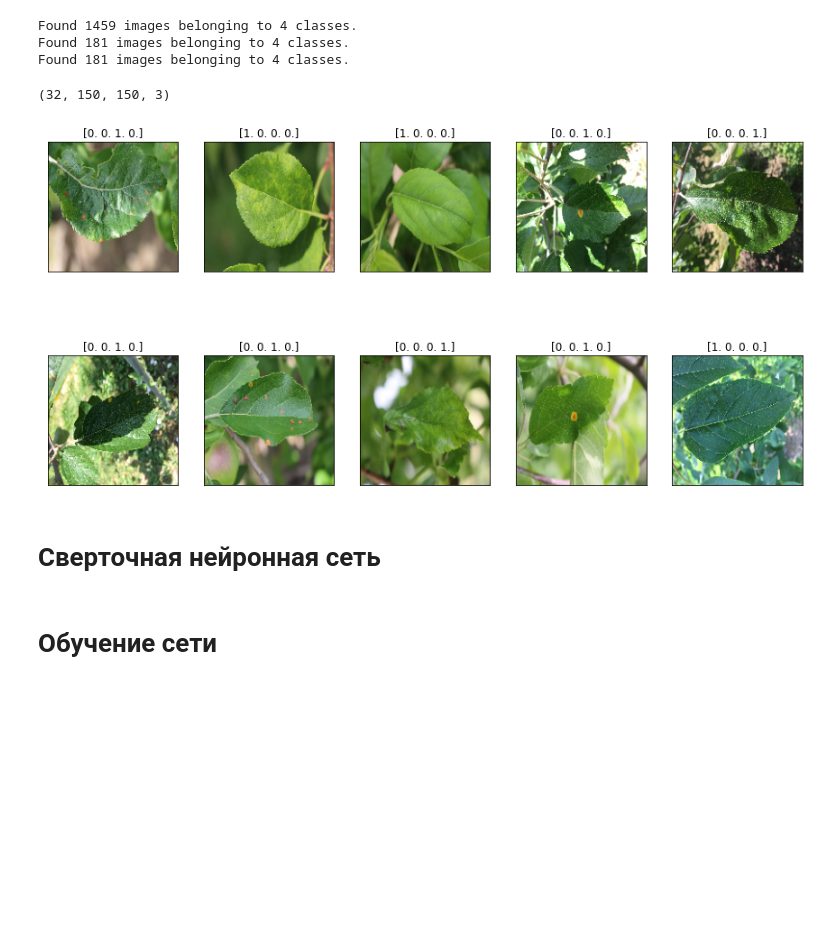
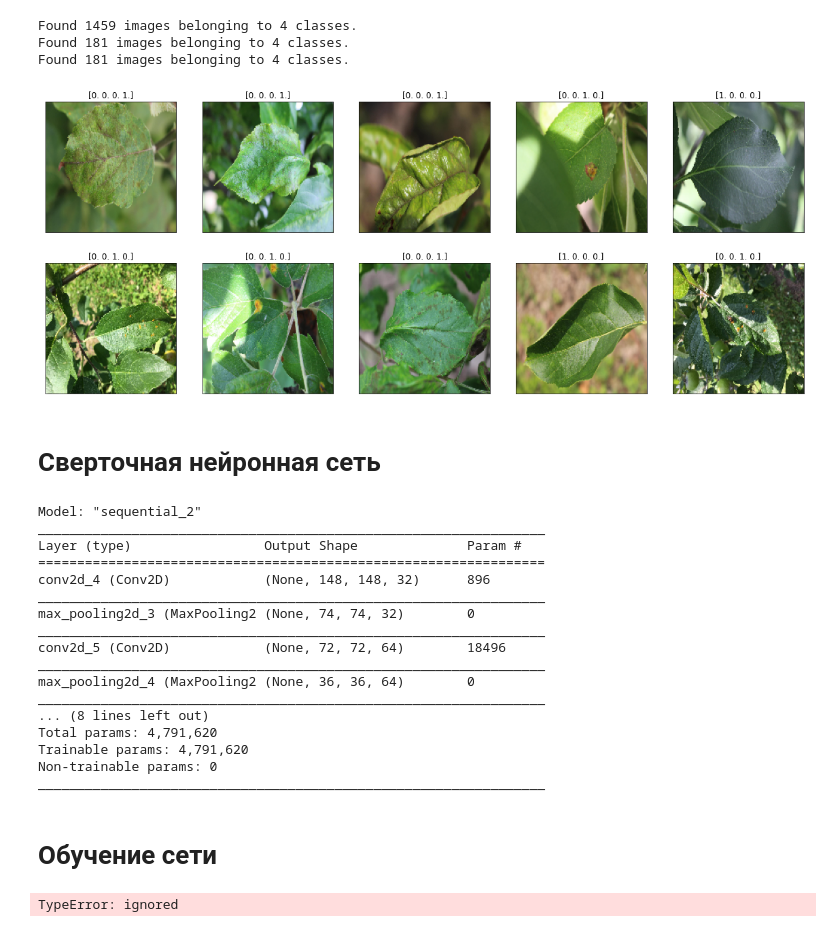
Before and after one commit to ArtemAvanesov/Roonyx-Labs, a Jupyter notebook: 5_colab.ipynb, the cells around one changed output. Drawn from its saved outputs; the diff is of its cells as text; code cells hidden in the pictures; blank space fills up the shorter version.

```diff
--- a/5_colab.ipynb
+++ b/5_colab.ipynb
@@ -169,15 +169,14 @@ Found 181 images belonging to 4 classes.
 # %%
 import matplotlib.pyplot as plt
 
 imgs,labels = train_generator.next()
 
-fix,axes = plt.subplots(2,5, figsize=(15,8), subplot_kw={'xticks':(),'yticks':()})
+fix,axes = plt.subplots(2,5, figsize=(20,8), subplot_kw={'xticks':(),'yticks':()})
 for target, image, ax in zip(labels[:10], imgs[:10], axes.ravel()):
     ax.imshow(image, cmap=plt.cm.binary)
     ax.set_title(target)
 # %% [output]
-(32, 150, 150, 3)
-[figure, old version]
+[figure, new version]
 # %% [markdown]
 # Сверточная нейронная сеть
 # %%
@@ -185,7 +184,7 @@ from keras import layers
 from keras import models
 
 model = models.Sequential()
-model.add(layers.Conv2D(32, (3, 3), activation='relu', input_shape=(150, 150, 1)))
+model.add(layers.Conv2D(32, (3, 3), activation='relu', input_shape=(150, 150, 3)))
 model.add(layers.MaxPooling2D((2, 2)))
 model.add(layers.Conv2D(64, (3, 3), activation='relu'))
 model.add(layers.MaxPooling2D((2, 2)))
@@ -194,8 +193,34 @@ model.add(layers.Flatten()) # Сворачиваем до одномерного
 model.add(layers.Dense(64, activation='relu')) # Добавляем полносвязный слой
 model.add(layers.Dense(4, activation='softmax')) # Добавляем softmax с 4 выходами (т.к. 4 класса)
 model.summary()
+# %% [output]
+Model: "sequential_2"
+_________________________________________________________________
+Layer (type)                 Output Shape              Param #
+=================================================================
+conv2d_4 (Conv2D)            (None, 148, 148, 32)      896
+_________________________________________________________________
+max_pooling2d_3 (MaxPooling2 (None, 74, 74, 32)        0
+_________________________________________________________________
+conv2d_5 (Conv2D)            (None, 72, 72, 64)        18496
+_________________________________________________________________
+max_pooling2d_4 (MaxPooling2 (None, 36, 36, 64)        0
+_________________________________________________________________
+... (8 lines left out)
+Total params: 4,791,620
+Trainable params: 4,791,620
+Non-trainable params: 0
+_________________________________________________________________
 # %% [markdown]
 # Обучение сети
 # %%
-model.compile(optimizer='rmsprop', loss='categorical_crossentropy', metrics=['accuracy'])
-history = model.fit(train_images, train_labels, epochs=5, batch_size=64, validation_data=(test_images, test_labels))
+model.compile(optimizer='adam', loss='categorical_crossentropy', metrics=['accuracy'])
+
+model.fit(
+    train_generator,
+    samples_per_epoch=sum(num_train)//32,
+    nb_epoch=200,
+    validation_data=validation_generator,
+    nb_val_samples=2000)
+# %% [output]
+TypeError: ignored
```
